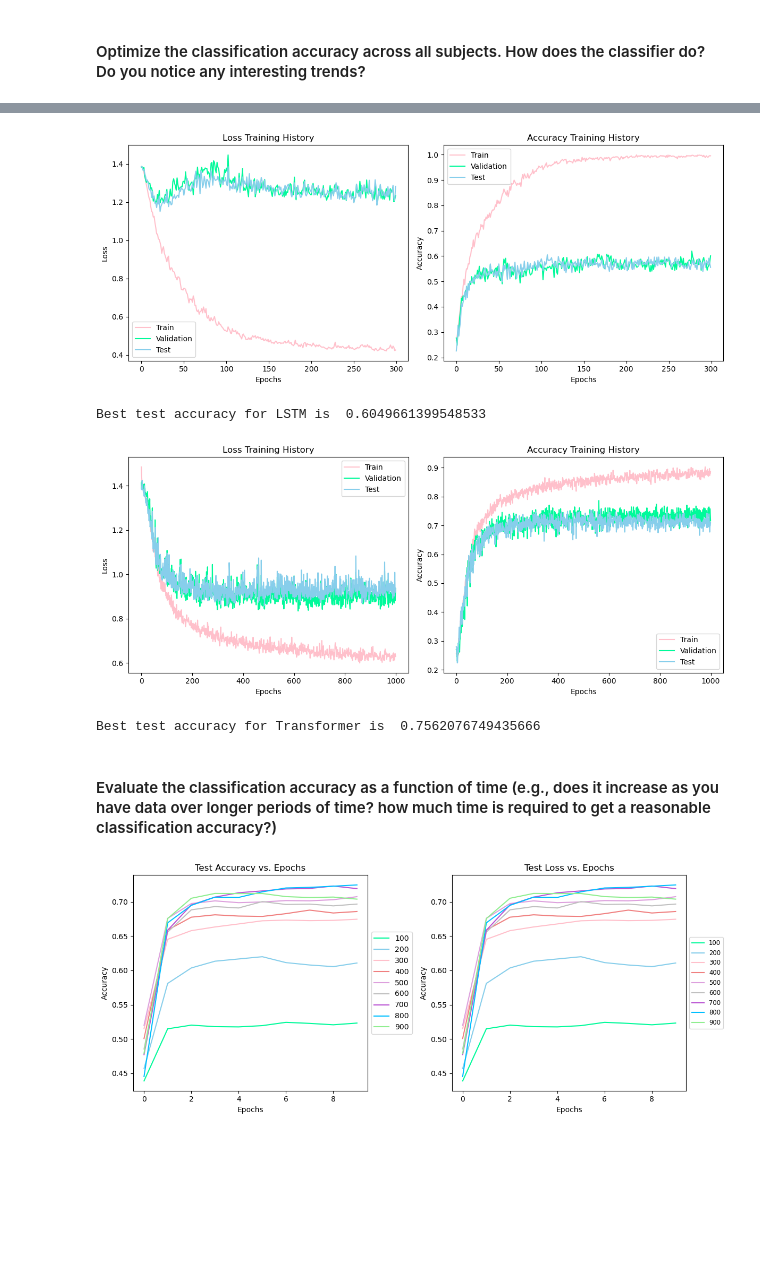
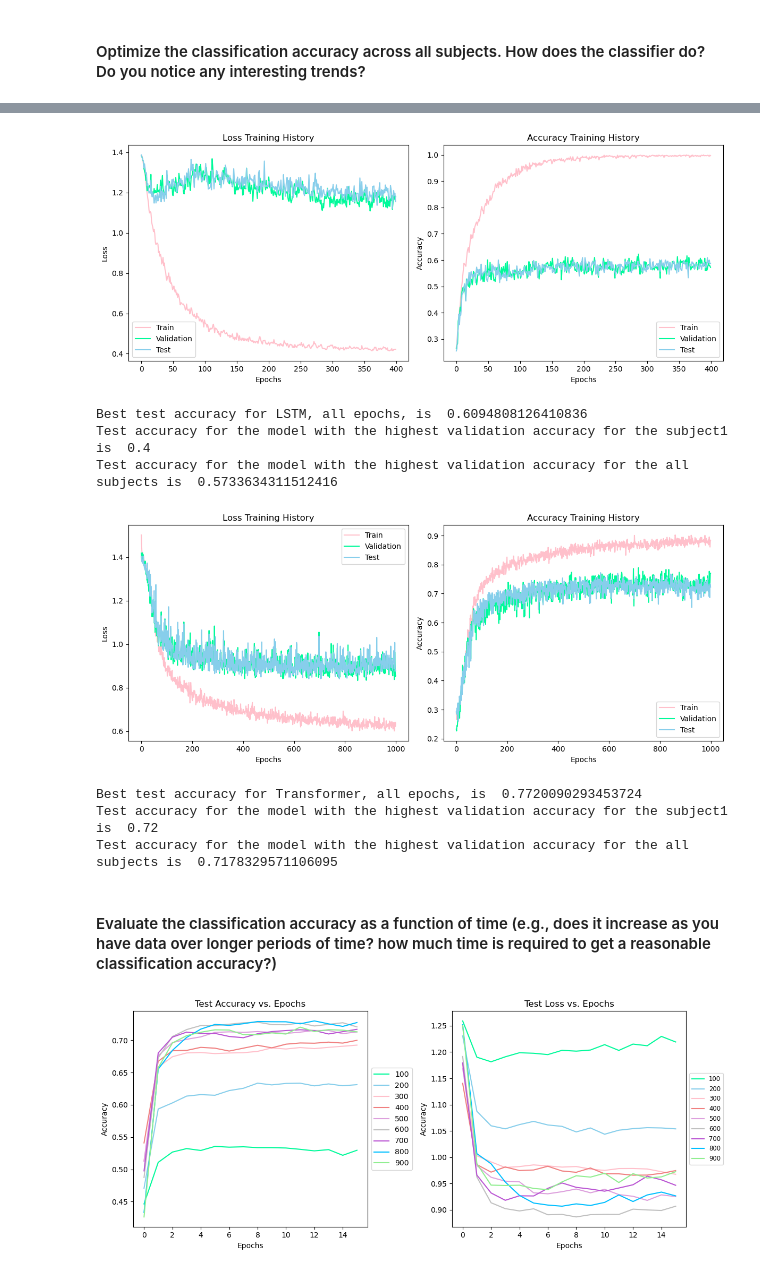
Before and after one commit to shiyunsun/NeuroBCI-Classification, a Jupyter notebook: model_train.ipynb, the cells around one changed output, grey strips where cells are left out. Drawn from its saved outputs; the diff is of its cells as text; code cells hidden in the pictures; blank space fills up the shorter version.

```diff
--- a/model_train.ipynb
+++ b/model_train.ipynb
@@ -130,7 +154,7 @@ lstm_config = {'hidden_size':64,
             'use_attention':True}
 lstm = RNN(lstm_config)
 lstm_optimizer = optim.Adam(lstm.parameters(), lr=1e-3, weight_decay=1e-3)
-train_loss, train_acc, val_loss, val_acc, test_loss, test_acc = model_train(300,
+train_loss, train_acc, val_loss, val_acc, test_loss, test_acc, best_model = model_train(400,
                                                                             lstm,
                                                                             lstm_optimizer,
                                                                             dataloader,
@@ -138,10 +162,16 @@ train_loss, train_acc, val_loss, val_acc, test_loss, test_acc = model_train(300,
                                                                             X_test, y_test,
                                                                             700, mute=True)
 plot_history(train_loss, train_acc, val_loss, val_acc, test_loss, test_acc)
-print("Best test accuracy for LSTM is ", max(test_acc))
+print("Best test accuracy for LSTM, all epochs, is ", max(test_acc))
+print("Test accuracy for the model with the highest validation accuracy for the subject1 is ",
+      evaluate(best_model, X_test1, y_test1, 700))
+print("Test accuracy for the model with the highest validation accuracy for the all subjects is ",
+      evaluate(best_model, X_test, y_test, 700))
 # %% [output]
-[figure, old version]
+[figure, new version]
-Best test accuracy for LSTM is  0.6049661399548533
+Best test accuracy for LSTM, all epochs, is  0.6094808126410836
+Test accuracy for the model with the highest validation accuracy for the subject1 is  0.4
+Test accuracy for the model with the highest validation accuracy for the all subjects is  0.5733634311512416
 # %%
 t_config = {'d_model':64,
             'nhead':8,
@@ -149,18 +179,24 @@ t_config = {'d_model':64,
             'dim_feedforward':64}
 transformer = Transformer(t_config)
 transformer_optimizer = optim.Adam(transformer.parameters(), lr=1e-3, weight_decay=1e-3)
-train_loss, train_acc, val_loss, val_acc, test_loss, test_acc = model_train(1000,
+train_loss, train_acc, val_loss, val_acc, test_loss, test_acc, best_model = model_train(1000,
                                                                             transformer,
                                                                             transformer_optimizer,
                                                                             dataloader,
                                                                             X_val, y_val,
                                                                             X_test, y_test,
-                                                                            700, mute=True)
+                                                                            700, mute=True, save=True)
 plot_history(train_loss, train_acc, val_loss, val_acc, test_loss, test_acc)
-print("Best test accuracy for Transformer is ", max(test_acc))
+print("Best test accuracy for Transformer, all epochs, is ", max(test_acc))
+print("Test accuracy for the model with the highest validation accuracy for the subject1 is ",
+      evaluate(best_model, X_test1, y_test1, 700))
+print("Test accuracy for the model with the highest validation accuracy for the all subjects is ",
+      evaluate(best_model, X_test, y_test, 700))
 # %% [output]
-[figure, old version]
+[figure, new version]
-Best test accuracy for Transformer is  0.7562076749435666
+Best test accuracy for Transformer, all epochs, is  0.7720090293453724
+Test accuracy for the model with the highest validation accuracy for the subject1 is  0.72
+Test accuracy for the model with the highest validation accuracy for the all subjects is  0.7178329571106095
 # %% [markdown]
 #### Evaluate the classification accuracy as a function of time (e.g., does it increase as you have data over longer periods of time? how much time is required to get a reasonable classification accuracy?)
 # %%
@@ -174,7 +210,7 @@ for l in seq_len:
             'dim_feedforward':64}
     transformer = Transformer(t_config)
     transformer_optimizer = optim.Adam(transformer.parameters(), lr=1e-3, weight_decay=1e-3)
-    train_loss, train_acc, val_loss, val_acc, test_loss, test_acc = model_train(1600,
+    train_loss, train_acc, val_loss, val_acc, test_loss, test_acc, best_model = model_train(1600,
                                                                                 transformer,
                                                                                 transformer_optimizer,
                                                                                 dataloader,
@@ -184,33 +220,31 @@ for l in seq_len:
     acc_history.append(test_acc)
     loss_history.append(test_loss)
 # %%
-acc_history = np.loadtxt('history.csv', delimiter=',',  dtype=None)
-loss_history = np.loadtxt('history.csv', delimiter=',',  dtype=None)
 colors = ['mediumspringgreen', 'skyblue', 'pink',
           'lightcoral', 'plum', 'silver',
           'mediumorchid', 'deepskyblue', 'lightgreen']
 fig, axes = plt.subplots(1, 2, figsize=(12, 5))
 for i in range(len(seq_len)):
     acc = np.array(acc_history[i])
     acc = acc.reshape(-1, 100)
     acc = np.mean(acc, axis=1)
     axes[0].plot(acc, label=seq_len[i], color=colors[i])
 
     l = np.array(loss_history[i])
     l = l.reshape(-1, 100)
     l = np.mean(l, axis=1)
     axes[1].plot(l, label=seq_len[i], color=colors[i])
 
 axes[0].set_title("Test Accuracy vs. Epochs")
 axes[0].set_xlabel('Epochs')
 axes[0].set_ylabel('Accuracy')
 axes[0].legend(loc='center left', bbox_to_anchor=(1, 0.5))
 
 axes[1].set_title("Test Loss vs. Epochs")
 axes[1].set_xlabel('Epochs')
 axes[1].set_ylabel('Accuracy')
 axes[1].legend(loc='center left', bbox_to_anchor=(1, 0.5), fontsize='small')
 plt.tight_layout()
 plt.show()
 # %% [output]
-[figure, old version]
+[figure, new version]
```
Also changed, not shown: parts of 9 cells of this notebook, 2 other files.
